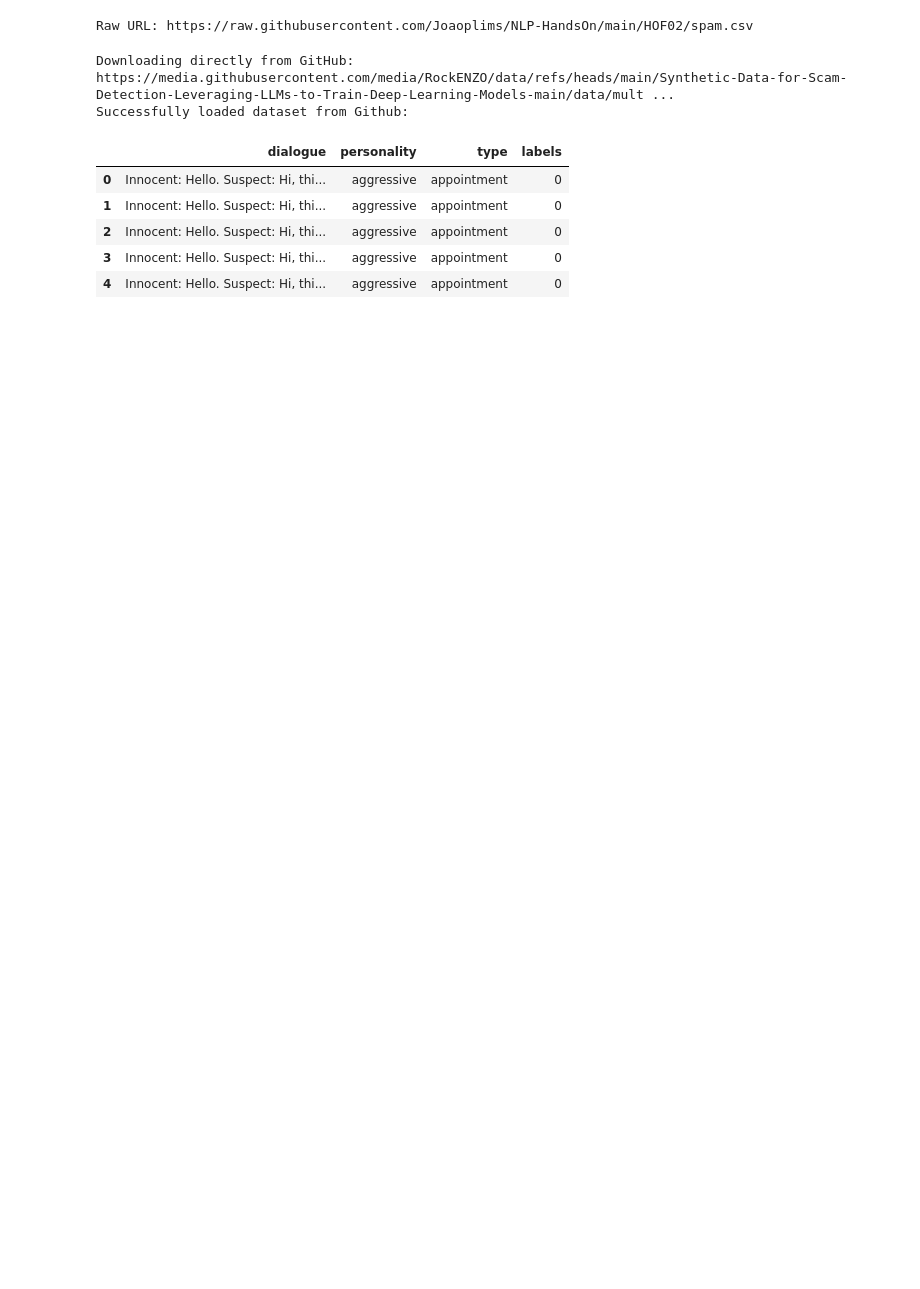
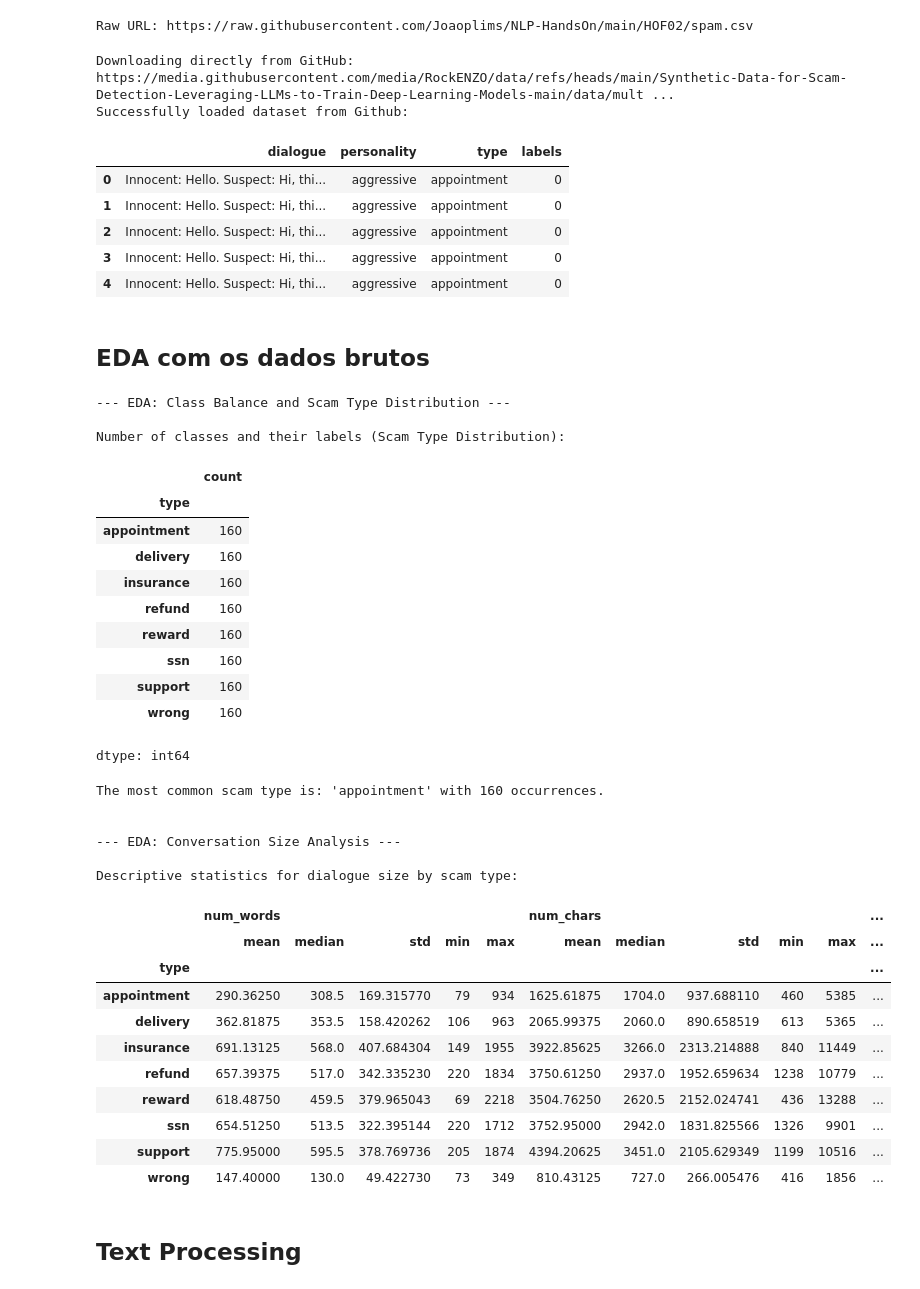
Before and after one commit to Joaoplims/NLP-HandsOn, a Jupyter notebook: HOF02/HOF02_IntentionalityFilter.ipynb, the cells around one changed output. Drawn from its saved outputs; the diff is of its cells as text; code cells hidden in the pictures; blank space fills up the shorter version.

Commit message:
fix: add a EDA section with raw data read. Added text normalization pipeline

```diff
--- a/HOF02/HOF02_IntentionalityFilter.ipynb
+++ b/HOF02/HOF02_IntentionalityFilter.ipynb
@@ -108,3 +110,76 @@ Successfully loaded dataset from Github:
 | 2 | Innocent: Hello. Suspect: Hi, thi... | aggressive | appointment | 0 |
 | 3 | Innocent: Hello. Suspect: Hi, thi... | aggressive | appointment | 0 |
 | 4 | Innocent: Hello. Suspect: Hi, thi... | aggressive | appointment | 0 |
+# %% [markdown]
+## EDA com os dados brutos
+# %%
+if scam_conversations_df is not None:
+    print("\n--- EDA: Class Balance and Scam Type Distribution ---\n")
+    # 1. Class Balance and Distribution of Scam Types
+    if 'type' in scam_conversations_df.columns:
+        type_counts = scam_conversations_df['type'].value_counts()
+        print("Number of classes and their labels (Scam Type Distribution):")
+        display(type_counts)
+
+        most_common_type = type_counts.idxmax()
+        print(f"\nThe most common scam type is: '{most_common_type}' with {type_counts.max()} occurrences.\n")
+    else:
+        print("The 'type' column was not found for class balance analysis.")
+
+    print("\n--- EDA: Conversation Size Analysis ---\n")
+    # 3. Analyze conversation size (number of words, characters, turns)
+    if 'dialogue' in scam_conversations_df.columns:
+        # Ensure 'dialogue' column is string type and handle NaNs
+        scam_conversations_df['dialogue'] = scam_conversations_df['dialogue'].astype(str).fillna('')
+
+        scam_conversations_df['num_words'] = scam_conversations_df['dialogue'].apply(lambda x: len(x.split()))
+        scam_conversations_df['num_chars'] = scam_conversations_df['dialogue'].apply(lambda x: len(x))
+        # Assuming each newline separates a turn. Add 1 for the first turn if not empty.
+        scam_conversations_df['num_turns'] = scam_conversations_df['dialogue'].apply(lambda x: x.count('\n') + 1 if x else 0)
+
+        print("Descriptive statistics for dialogue size by scam type:")
+        if 'type' in scam_conversations_df.columns:
+            conversation_size_analysis = scam_conversations_df.groupby('type')[['num_words', 'num_chars', 'num_turns']].agg(['mean', 'median', 'std', 'min', 'max'])
+            display(conversation_size_analysis)
+        else:
+            conversation_size_analysis = scam_conversations_df[['num_words', 'num_chars', 'num_turns']].agg(['mean', 'median', 'std', 'min', 'max'])
+            display(conversation_size_analysis)
+
+    else:
+        print("The 'dialogue' column was not found for conversation size analysis.")
+else:
+    print("The DataFrame 'scam_conversations_df' is empty or not loaded. Cannot perform EDA.")
+# %% [output]
+--- EDA: Class Balance and Scam Type Distribution ---
+
+Number of classes and their labels (Scam Type Distribution):
+|  | count |
+| type |  |
+| appointment | 160 |
+| delivery | 160 |
+| insurance | 160 |
+| refund | 160 |
+| reward | 160 |
+| ssn | 160 |
+| support | 160 |
+| wrong | 160 |
+dtype: int64
+The most common scam type is: 'appointment' with 160 occurrences.
+
+
+--- EDA: Conversation Size Analysis ---
+
+Descriptive statistics for dialogue size by scam type:
+|  | num_words |  |  |  |  | num_chars |  |  |  |  | ... |
+|  | mean | median | std | min | max | mean | median | std | min | max | ... |
+| type |  |  |  |  |  |  |  |  |  |  | ... |
+| appointment | 290.36250 | 308.5 | 169.315770 | 79 | 934 | 1625.61875 | 1704.0 | 937.688110 | 460 | 5385 | ... |
+| delivery | 362.81875 | 353.5 | 158.420262 | 106 | 963 | 2065.99375 | 2060.0 | 890.658519 | 613 | 5365 | ... |
+| insurance | 691.13125 | 568.0 | 407.684304 | 149 | 1955 | 3922.85625 | 3266.0 | 2313.214888 | 840 | 11449 | ... |
+| refund | 657.39375 | 517.0 | 342.335230 | 220 | 1834 | 3750.61250 | 2937.0 | 1952.659634 | 1238 | 10779 | ... |
+| reward | 618.48750 | 459.5 | 379.965043 | 69 | 2218 | 3504.76250 | 2620.5 | 2152.024741 | 436 | 13288 | ... |
+| ssn | 654.51250 | 513.5 | 322.395144 | 220 | 1712 | 3752.95000 | 2942.0 | 1831.825566 | 1326 | 9901 | ... |
+| support | 775.95000 | 595.5 | 378.769736 | 205 | 1874 | 4394.20625 | 3451.0 | 2105.629349 | 1199 | 10516 | ... |
+| wrong | 147.40000 | 130.0 | 49.422730 | 73 | 349 | 810.43125 | 727.0 | 266.005476 | 416 | 1856 | ... |
+# %% [markdown]
+## Text Processing
```
Also changed, not shown: parts of 5 cells of this notebook.
